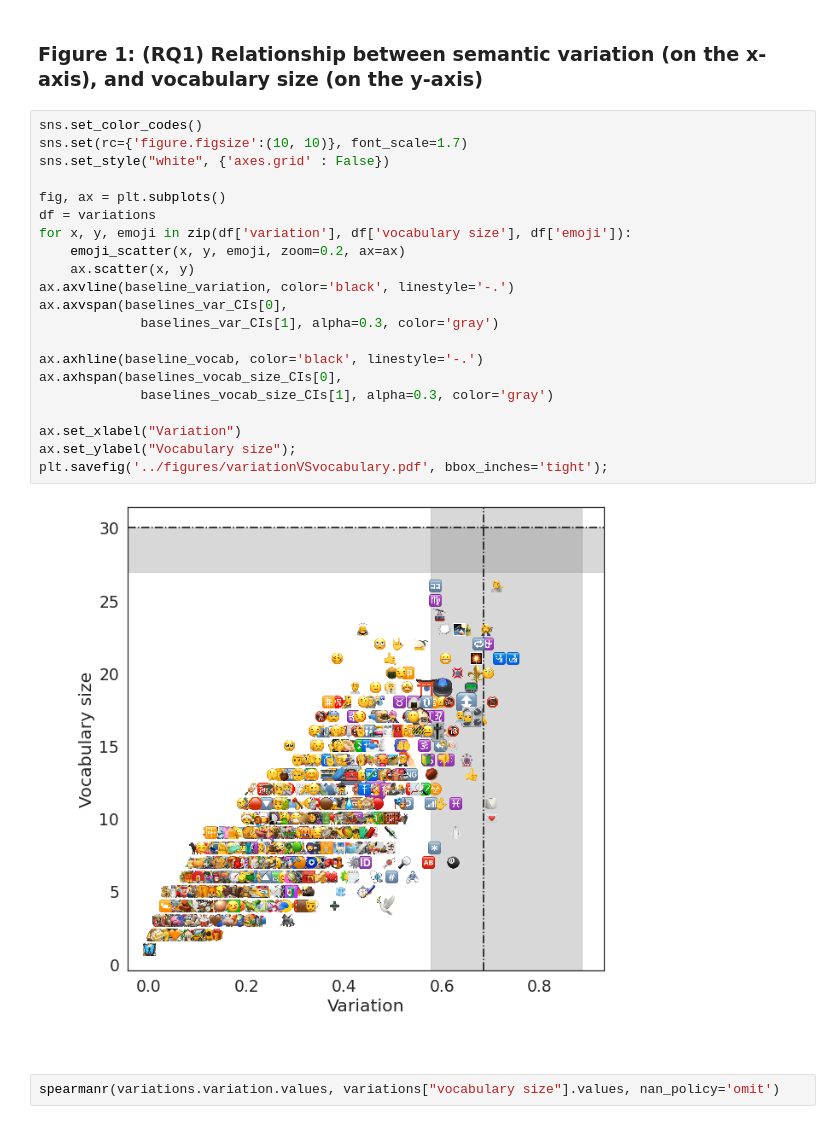
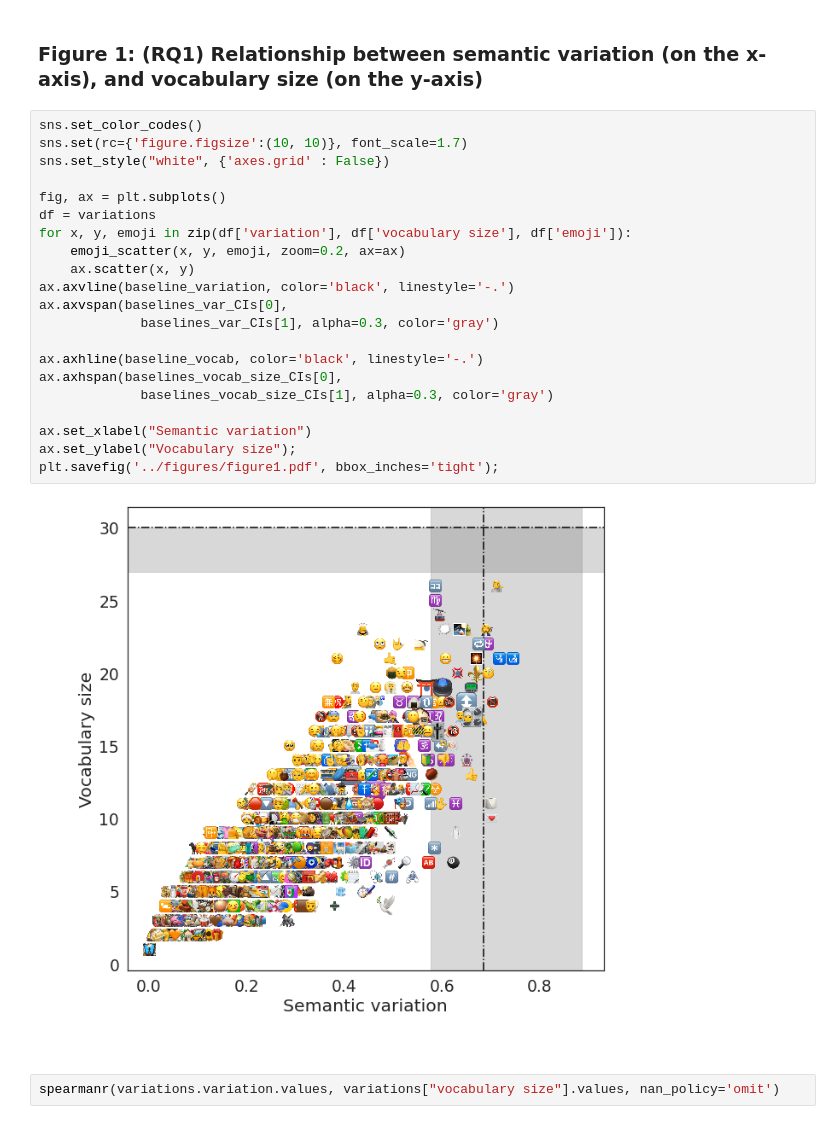
Before and after one commit to epfl-ada/emoji-ambiguity, a Jupyter notebook: notebooks/final_notebook.ipynb, the cells around one changed output. Saved outputs shown, nothing was run; the diff lists cells and outputs as text.

```diff
--- a/notebooks/final_notebook.ipynb
+++ b/notebooks/final_notebook.ipynb
@@ -103,26 +101,26 @@ baseline_vocab, baselines_vocab_size_CIs
 # %%
 sns.set_color_codes()
 sns.set(rc={'figure.figsize':(10, 10)}, font_scale=1.7)
 sns.set_style("white", {'axes.grid' : False})
 
 fig, ax = plt.subplots()
 df = variations
 for x, y, emoji in zip(df['variation'], df['vocabulary size'], df['emoji']):
     emoji_scatter(x, y, emoji, zoom=0.2, ax=ax)
     ax.scatter(x, y)
 ax.axvline(baseline_variation, color='black', linestyle='-.')
 ax.axvspan(baselines_var_CIs[0],
              baselines_var_CIs[1], alpha=0.3, color='gray')
 
 ax.axhline(baseline_vocab, color='black', linestyle='-.')
 ax.axhspan(baselines_vocab_size_CIs[0],
              baselines_vocab_size_CIs[1], alpha=0.3, color='gray')
 
-ax.set_xlabel("Variation")
+ax.set_xlabel("Semantic variation")
 ax.set_ylabel("Vocabulary size");
-plt.savefig('../figures/variationVSvocabulary.pdf', bbox_inches='tight');
+plt.savefig('../figures/figure1.pdf', bbox_inches='tight');
 # %% [output]
-[figure, old version]
+[figure, new version]
 # %%
 spearmanr(variations.variation.values, variations["vocabulary size"].values, nan_policy='omit')
 # %% [output]
```
Also changed, not shown: parts of 12 cells of this notebook, 6 other files.
